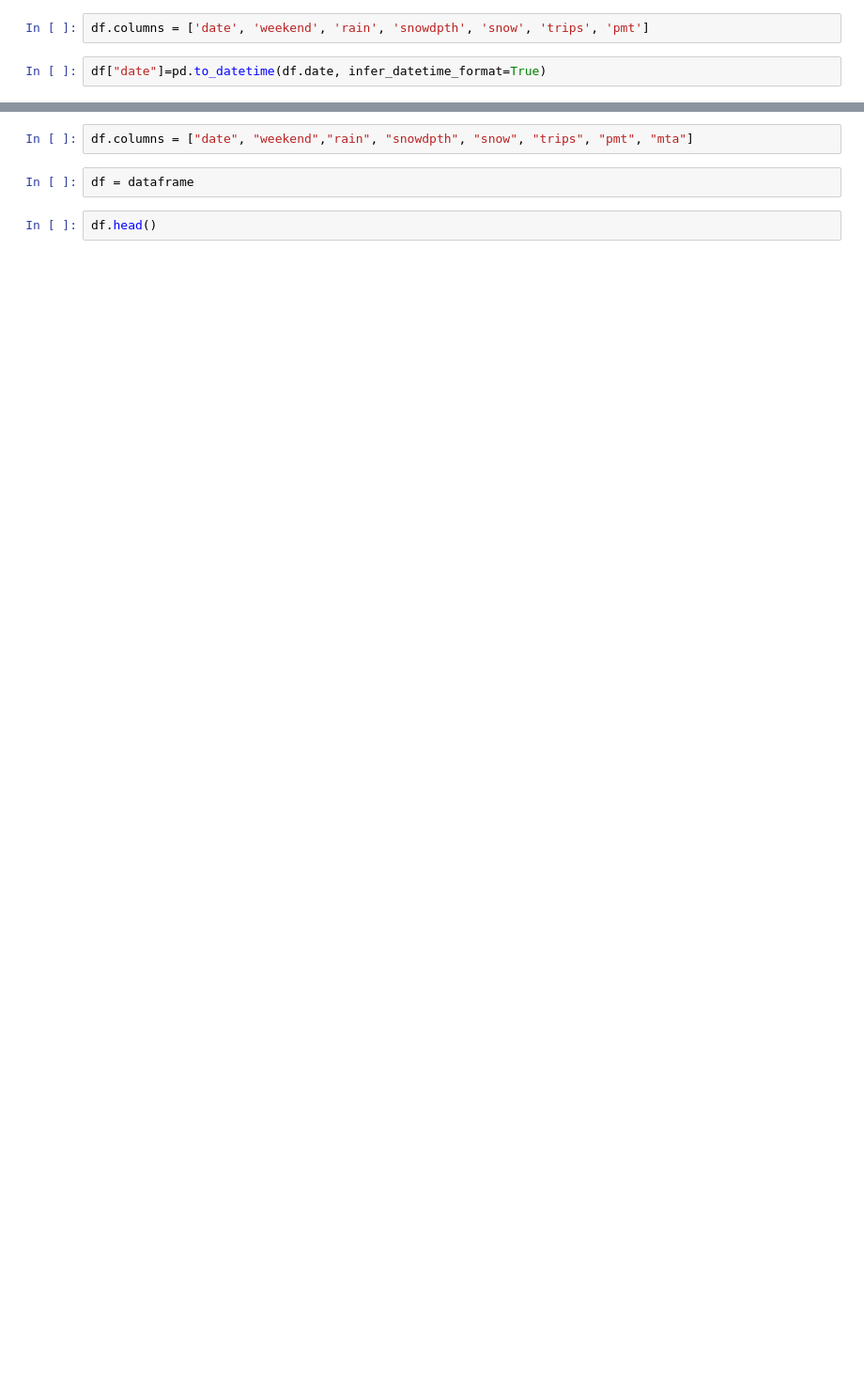
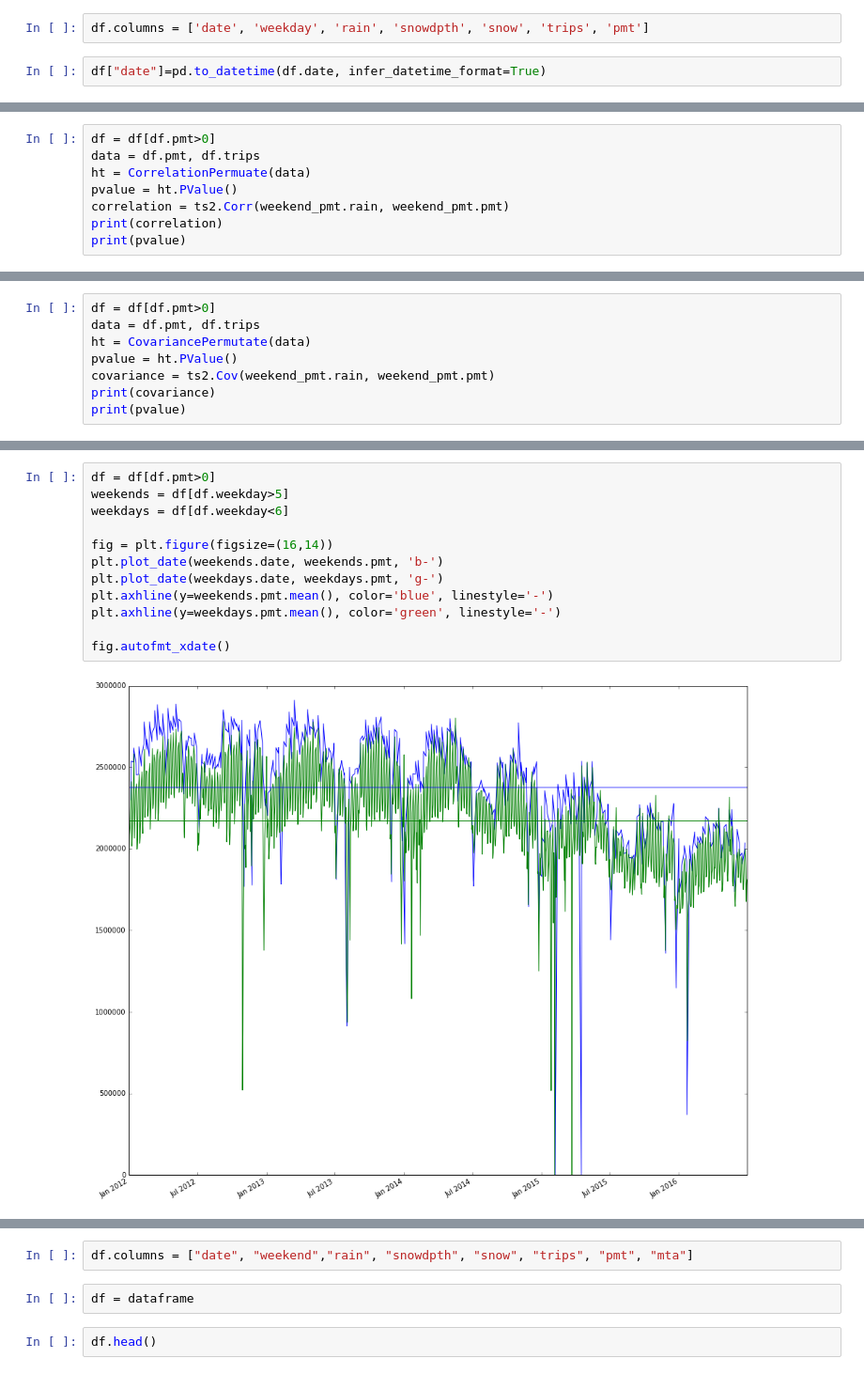
Before and after one commit to pragmadox/applied_stats_project, a Jupyter notebook: final_project.ipynb, the cells around one changed output, grey strips where cells are left out. Shown at 94% size. Saved outputs shown, nothing was run; the diff lists cells and outputs as text; blank space fills up the shorter version.

Commit message:
Part 1
Finished modeling the taxi data and demonstrating correlation with
weather.

```diff
--- a/final_project.ipynb
+++ b/final_project.ipynb
@@ -9,6 +9,6 @@ import datetime as dt
 # %%
 df = pd.read_csv("dataframe.csv")
 # %%
-df.columns = ['date', 'weekend', 'rain', 'snowdpth', 'snow', 'trips', 'pmt']
+df.columns = ['date', 'weekday', 'rain', 'snowdpth', 'snow', 'trips', 'pmt']
 # %%
 df["date"]=pd.to_datetime(df.date, infer_datetime_format=True)
@@ -38,0 +44,8 @@ dataframe.head()
+# %%
+df = df[df.pmt>0]
+data = df.pmt, df.trips
+ht = CorrelationPermuate(data)
+pvalue = ht.PValue()
+correlation = ts2.Corr(weekend_pmt.rain, weekend_pmt.pmt)
+print(correlation)
+print(pvalue)
@@ -38,0 +55,8 @@ dataframe.head()
+# %%
+df = df[df.pmt>0]
+data = df.pmt, df.trips
+ht = CovariancePermutate(data)
+pvalue = ht.PValue()
+covariance = ts2.Cov(weekend_pmt.rain, weekend_pmt.pmt)
+print(covariance)
+print(pvalue)
@@ -38,0 +68,14 @@ dataframe.head()
+# %%
+df = df[df.pmt>0]
+weekends = df[df.weekday>5]
+weekdays = df[df.weekday<6]
+
+fig = plt.figure(figsize=(16,14))
+plt.plot_date(weekends.date, weekends.pmt, 'b-')
+plt.plot_date(weekdays.date, weekdays.pmt, 'g-')
+plt.axhline(y=weekends.pmt.mean(), color='blue', linestyle='-')
+plt.axhline(y=weekdays.pmt.mean(), color='green', linestyle='-')
+
+fig.autofmt_xdate()
+# %% [output]
+[figure, added]
```
Also changed, not shown: parts of 31 cells of this notebook, 1 other file.
